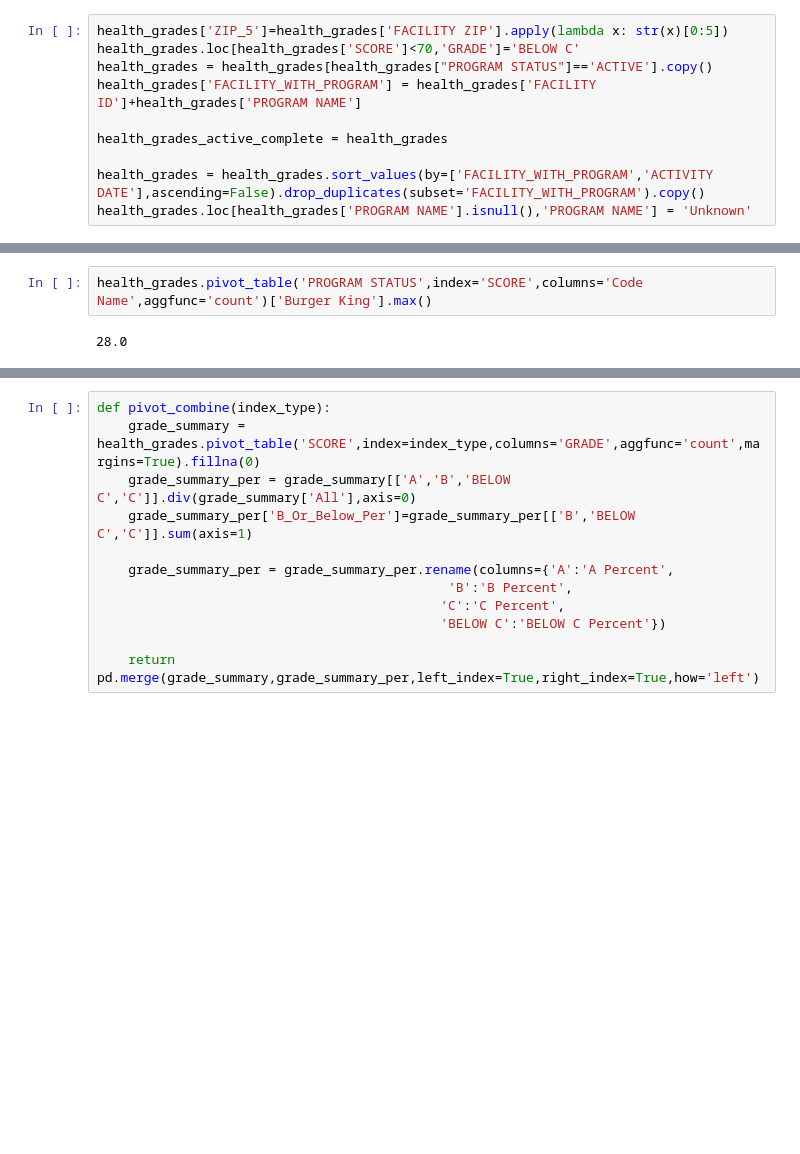
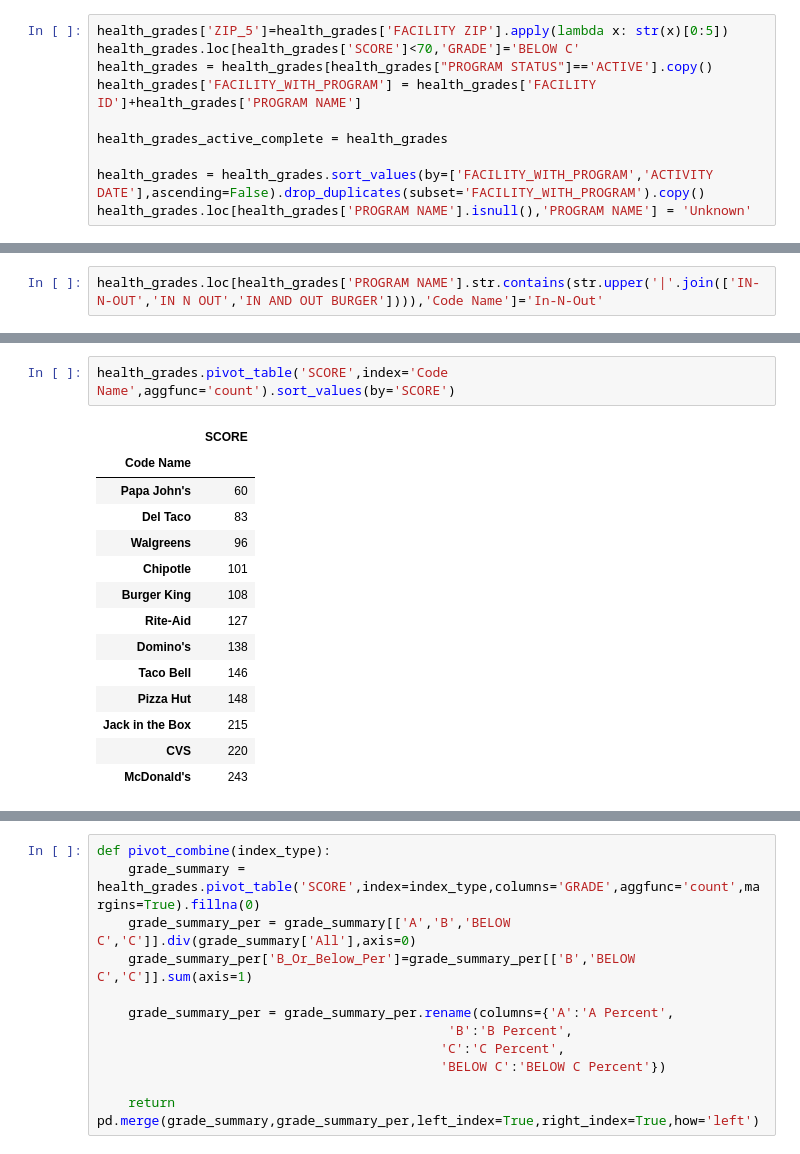
Before and after one commit to igotcharts/charts_and_more_charts, a Jupyter notebook: notebooks/LA_County_Health.ipynb, the cells around one changed output, grey strips where cells are left out. Saved outputs shown, nothing was run; the diff lists cells and outputs as text; blank space fills up the shorter version.

```diff
--- a/notebooks/LA_County_Health.ipynb
+++ b/notebooks/LA_County_Health.ipynb
@@ -41,3 +61,5 @@ def string_search_plots(restaurant,rows,columns,left_pos,top_pos,width,height,xm
+# %%
+health_grades.loc[health_grades['PROGRAM NAME'].str.contains(str.upper('|'.join(['IN-N-OUT','IN N OUT','IN AND OUT BURGER']))),'Code Name']='In-N-Out'
 # %%
 #code naming
 
@@ -75,5 +91,18 @@ health_grades.loc[health_grades['PROGRAM NAME'].str.contains('CVS'),'Code Name']
 # %%
-health_grades.pivot_table('PROGRAM STATUS',index='SCORE',columns='Code Name',aggfunc='count')['Burger King'].max()
+health_grades.pivot_table('SCORE',index='Code Name',aggfunc='count').sort_values(by='SCORE')
 # %% [output]
-28.0
+|  | SCORE |
+| Code Name |  |
+| Papa John's | 60 |
+| Del Taco | 83 |
+| Walgreens | 96 |
+| Chipotle | 101 |
+| Burger King | 108 |
+| Rite-Aid | 127 |
+| Domino's | 138 |
+| Taco Bell | 146 |
+| Pizza Hut | 148 |
+| Jack in the Box | 215 |
+| CVS | 220 |
+| McDonald's | 243 |
 # %%
```
Also changed, not shown: parts of 6 cells of this notebook, 1 other file.
